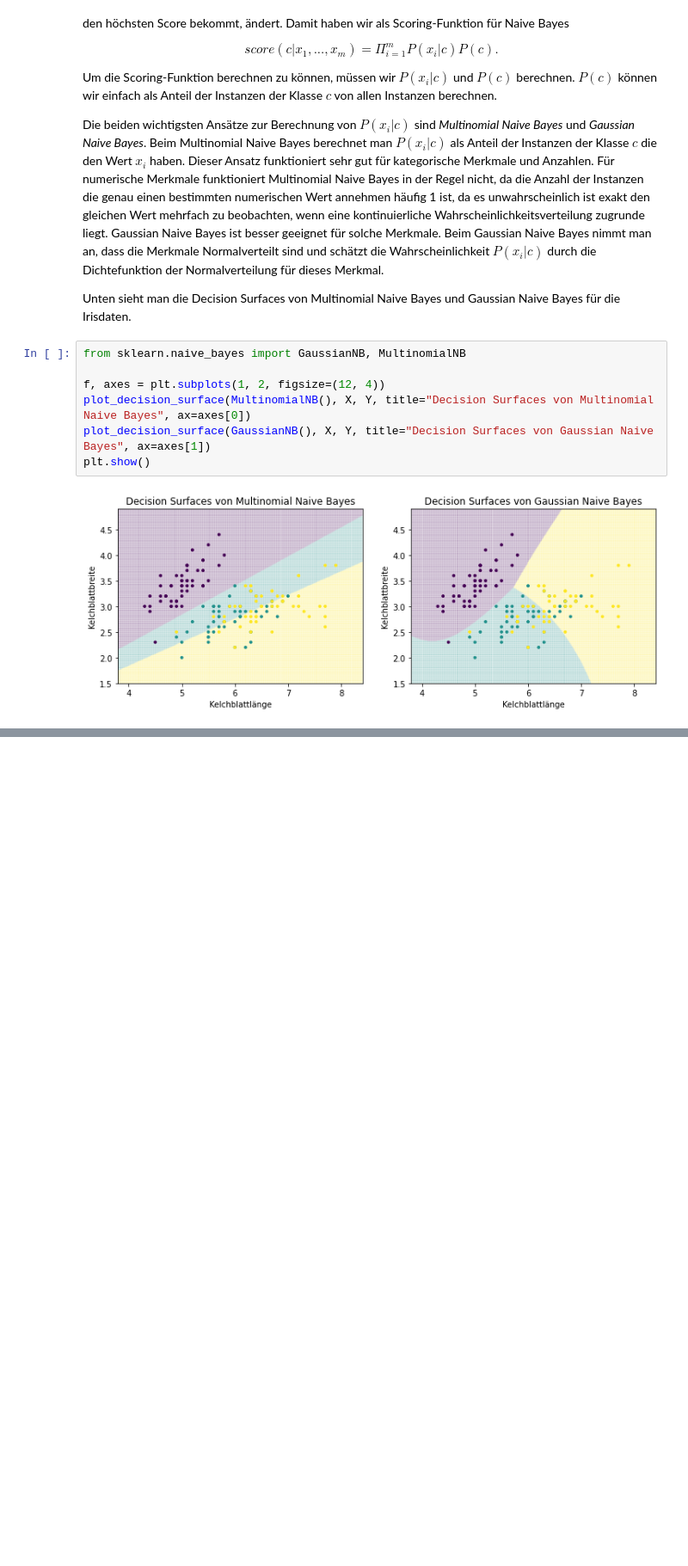
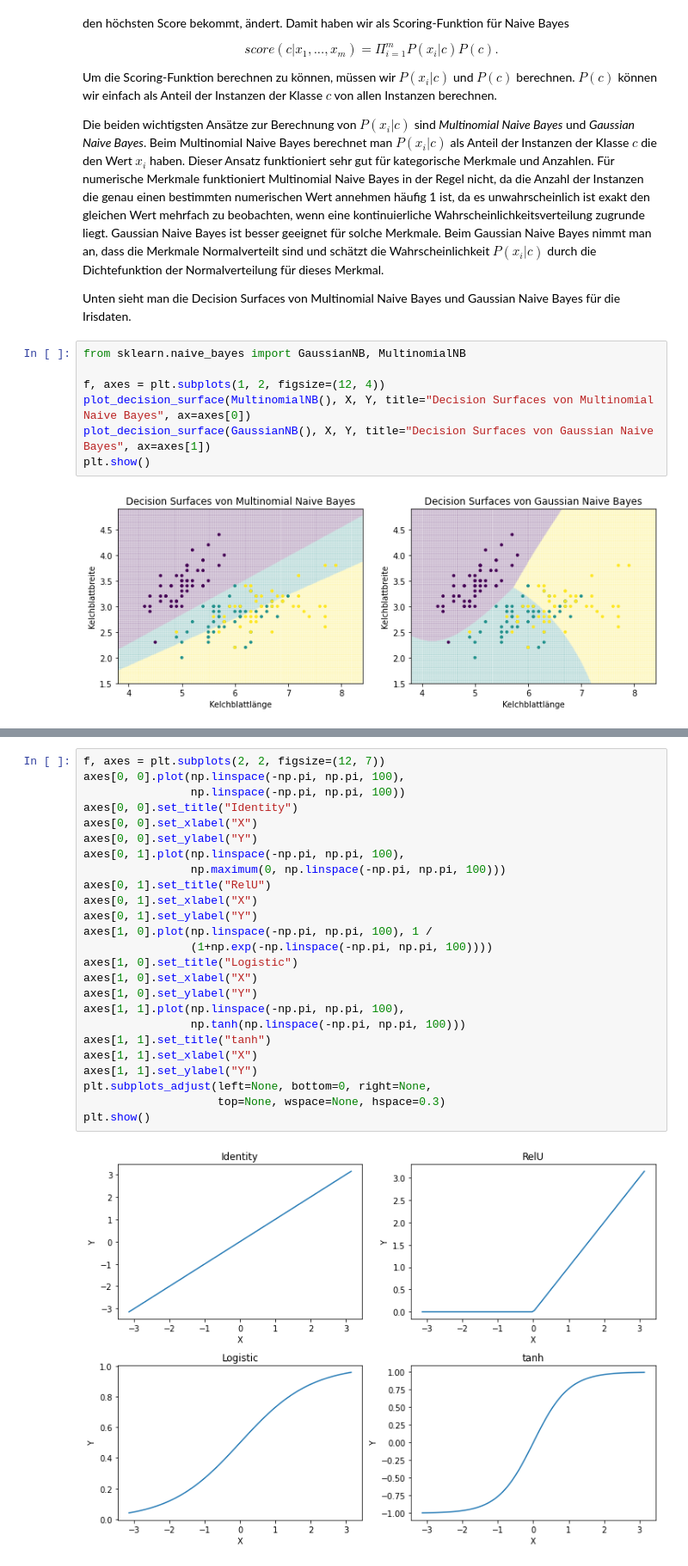
Before and after one commit to sherbold/data-science-crashkurs, a Jupyter notebook: content/chapters/kapitel_07.ipynb, the cells around one changed output, grey strips where cells are left out. Shown at 86% size. Saved outputs shown, nothing was run; the diff lists cells and outputs as text; blank space fills up the shorter version.

```diff
--- a/content/chapters/kapitel_07.ipynb
+++ b/content/chapters/kapitel_07.ipynb
@@ -652,0 +843,27 @@ Support Vector Machines (SVMs) are an approach based on the optimization of the
+# %%
+f, axes = plt.subplots(2, 2, figsize=(12, 7))
+axes[0, 0].plot(np.linspace(-np.pi, np.pi, 100),
+                np.linspace(-np.pi, np.pi, 100))
+axes[0, 0].set_title("Identity")
+axes[0, 0].set_xlabel("X")
+axes[0, 0].set_ylabel("Y")
+axes[0, 1].plot(np.linspace(-np.pi, np.pi, 100),
+                np.maximum(0, np.linspace(-np.pi, np.pi, 100)))
+axes[0, 1].set_title("RelU")
+axes[0, 1].set_xlabel("X")
+axes[0, 1].set_ylabel("Y")
+axes[1, 0].plot(np.linspace(-np.pi, np.pi, 100), 1 /
+                (1+np.exp(-np.linspace(-np.pi, np.pi, 100))))
+axes[1, 0].set_title("Logistic")
+axes[1, 0].set_xlabel("X")
+axes[1, 0].set_ylabel("Y")
+axes[1, 1].plot(np.linspace(-np.pi, np.pi, 100),
+                np.tanh(np.linspace(-np.pi, np.pi, 100)))
+axes[1, 1].set_title("tanh")
+axes[1, 1].set_xlabel("X")
+axes[1, 1].set_ylabel("Y")
+plt.subplots_adjust(left=None, bottom=0, right=None,
+                    top=None, wspace=None, hspace=0.3)
+plt.show()
+# %% [output]
+[figure, added]
```
Also changed, not shown: parts of 16 cells of this notebook.
